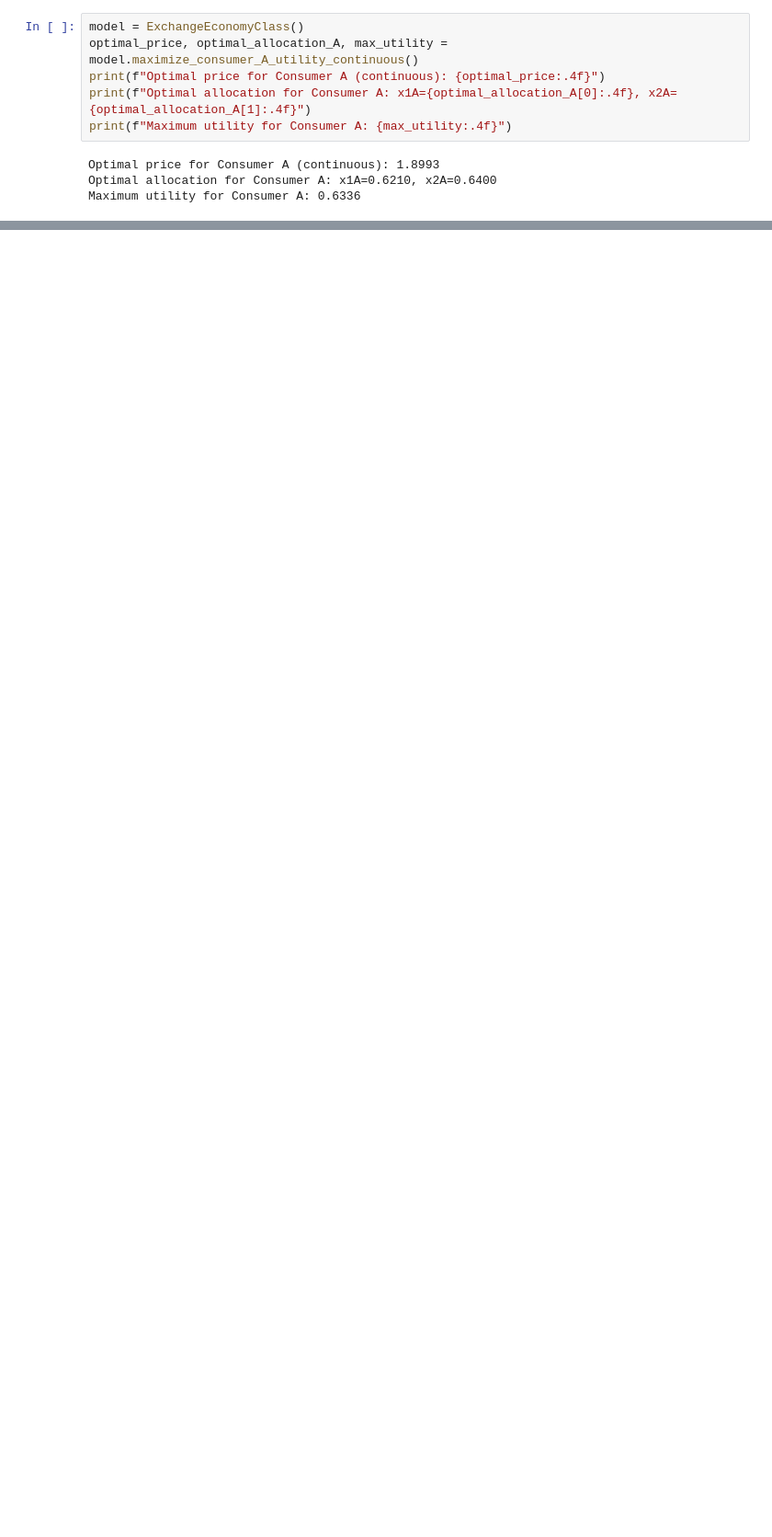
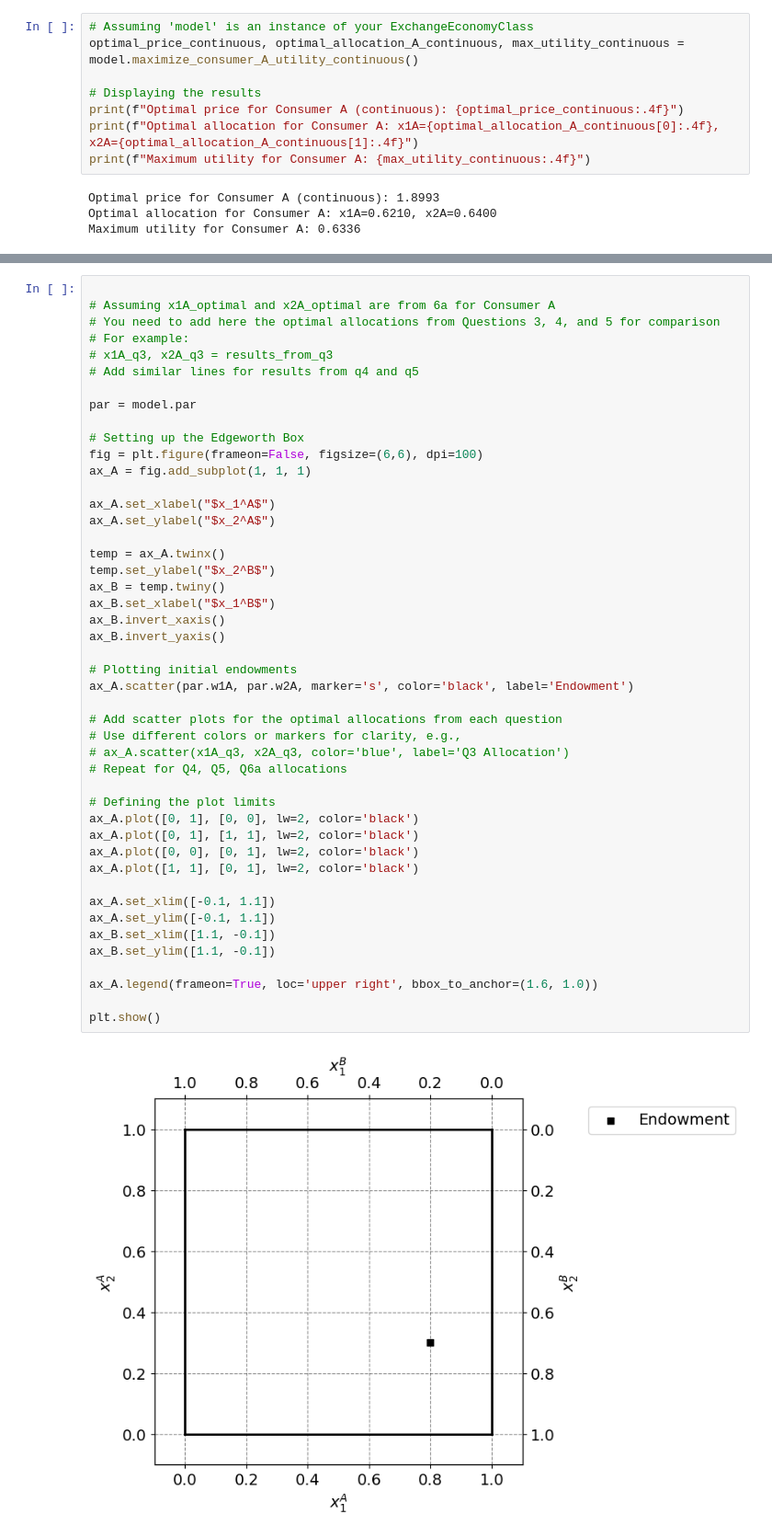
Before and after one commit to NumEconCopenhagen/projects-2024-rasmus, a Jupyter notebook: inauguralproject/inauguralproject.ipynb, the cells around one changed output, grey strips where cells are left out. Shown at 92% size. Drawn from its saved outputs; the diff is of its cells as text; blank space fills up the shorter version.

```diff
--- a/inauguralproject/inauguralproject.ipynb
+++ b/inauguralproject/inauguralproject.ipynb
@@ -147,11 +150,13 @@ Maximum utility for Consumer A: 0.6336
 # %% [markdown]
 # Question 4B
 # %%
-model = ExchangeEconomyClass()
-optimal_price, optimal_allocation_A, max_utility = model.maximize_consumer_A_utility_continuous()
-print(f"Optimal price for Consumer A (continuous): {optimal_price:.4f}")
-print(f"Optimal allocation for Consumer A: x1A={optimal_allocation_A[0]:.4f}, x2A={optimal_allocation_A[1]:.4f}")
-print(f"Maximum utility for Consumer A: {max_utility:.4f}")
+# Assuming 'model' is an instance of your ExchangeEconomyClass
+optimal_price_continuous, optimal_allocation_A_continuous, max_utility_continuous = model.maximize_consumer_A_utility_continuous()
+
+# Displaying the results
+print(f"Optimal price for Consumer A (continuous): {optimal_price_continuous:.4f}")
+print(f"Optimal allocation for Consumer A: x1A={optimal_allocation_A_continuous[0]:.4f}, x2A={optimal_allocation_A_continuous[1]:.4f}")
+print(f"Maximum utility for Consumer A: {max_utility_continuous:.4f}")
 # %% [output]
 Optimal price for Consumer A (continuous): 1.8993
 Optimal allocation for Consumer A: x1A=0.6210, x2A=0.6400
@@ -160,0 +203,48 @@ test
+# %%
+
+# Assuming x1A_optimal and x2A_optimal are from 6a for Consumer A
+# You need to add here the optimal allocations from Questions 3, 4, and 5 for comparison
+# For example:
+# x1A_q3, x2A_q3 = results_from_q3
+# Add similar lines for results from q4 and q5
+
+par = model.par
+
+# Setting up the Edgeworth Box
+fig = plt.figure(frameon=False, figsize=(6,6), dpi=100)
+ax_A = fig.add_subplot(1, 1, 1)
+
+ax_A.set_xlabel("$x_1^A$")
+ax_A.set_ylabel("$x_2^A$")
+
+temp = ax_A.twinx()
+temp.set_ylabel("$x_2^B$")
+ax_B = temp.twiny()
+ax_B.set_xlabel("$x_1^B$")
+ax_B.invert_xaxis()
+ax_B.invert_yaxis()
+
+# Plotting initial endowments
+ax_A.scatter(par.w1A, par.w2A, marker='s', color='black', label='Endowment')
+
+# Add scatter plots for the optimal allocations from each question
+# Use different colors or markers for clarity, e.g.,
+# ax_A.scatter(x1A_q3, x2A_q3, color='blue', label='Q3 Allocation')
+# Repeat for Q4, Q5, Q6a allocations
+
+# Defining the plot limits
+ax_A.plot([0, 1], [0, 0], lw=2, color='black')
+ax_A.plot([0, 1], [1, 1], lw=2, color='black')
+ax_A.plot([0, 0], [0, 1], lw=2, color='black')
+ax_A.plot([1, 1], [0, 1], lw=2, color='black')
+
+ax_A.set_xlim([-0.1, 1.1])
+ax_A.set_ylim([-0.1, 1.1])
+ax_B.set_xlim([1.1, -0.1])
+ax_B.set_ylim([1.1, -0.1])
+
+ax_A.legend(frameon=True, loc='upper right', bbox_to_anchor=(1.6, 1.0))
+
+plt.show()
+# %% [output]
+[figure, added]
```
Also changed, not shown: parts of 8 cells of this notebook, 1 other file.
